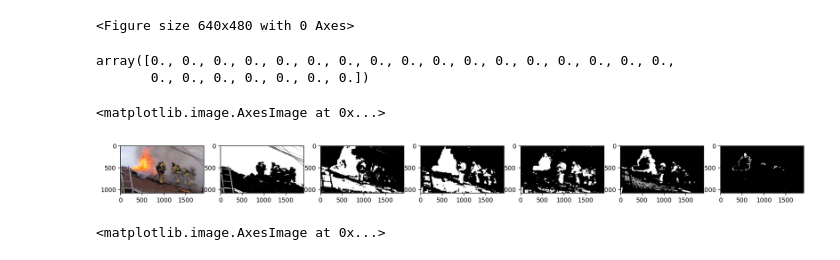
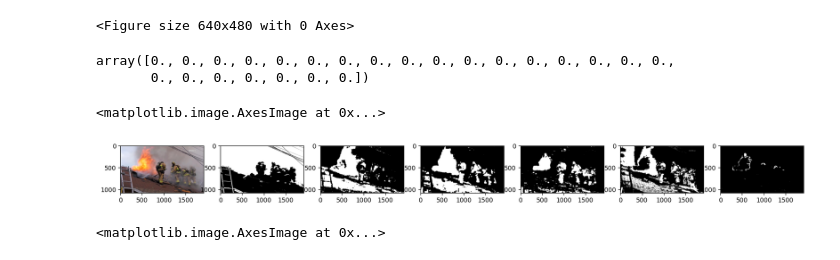
Before and after one commit to Laks0/fire-video-detection, a Jupyter notebook: Analisis_color.ipynb, the cells around one changed output. Saved outputs shown, nothing was run; the diff lists cells and outputs as text; code cells hidden in the pictures.

```diff
--- a/Analisis_color.ipynb
+++ b/Analisis_color.ipynb
@@ -15,9 +15,9 @@ plt.gray()
 rgb_img = io.imread("imagenes/images_prepped_train/img(50).jpg").astype(np.float32)  /255
 lab_img = rgb2lab(rgb_img)
 # %%
-prob_la = np.load("probabilidades.npy")
-prob_lb = np.load("probabilidades.npy")
-prob_ab = np.load("probabilidades.npy")
+prob_la = np.load("prob_la.npy")
+prob_lb = np.load("prob_lb.npy")
+prob_ab = np.load("prob_ab.npy")
 # %%
 prob_la[:,23]
 # %% [output]
@@ -26,18 +26,18 @@ array([0., 0., 0., 0., 0., 0., 0., 0., 0., 0., 0., 0., 0., 0., 0., 0., 0.,
 # %%
 fig, axes = plt.subplots(1,7, figsize=(20, 10))
 
-R1, R2, R3, R4, R5 = mascaras(lab_img, prob_la, prob_lb, prob_ab, 0.000016)
+R1, R2, R3, R4, R5 = mascaras(lab_img, prob_la, prob_lb, prob_ab, 0.0000016)
 
 axes[0].imshow(rgb_img)
 axes[1].imshow(R1)
 axes[2].imshow(R2)
 axes[3].imshow(R3)
 axes[4].imshow(R4)
 axes[5].imshow(R5)
 axes[6].imshow(R1 & R2 & R3 & R4 & R5)
 # %% [output]
 <matplotlib.image.AxesImage at 0x...>
-[figure, old version]
+[figure, new version]
 # %%
 fig, axes = plt.subplots(1,2, figsize=(20, 10))
 
```
Also changed, not shown: 5 other files.
